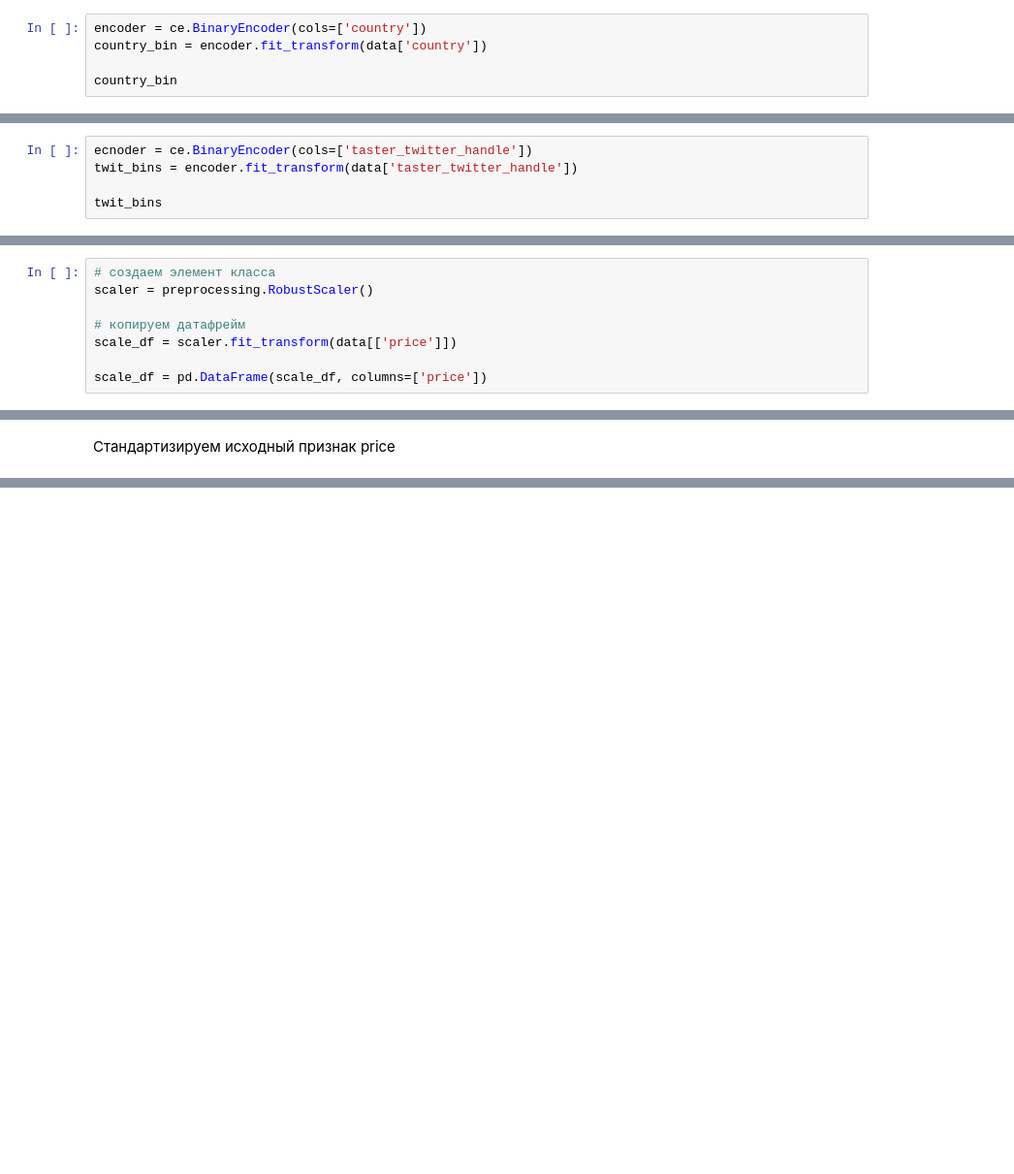
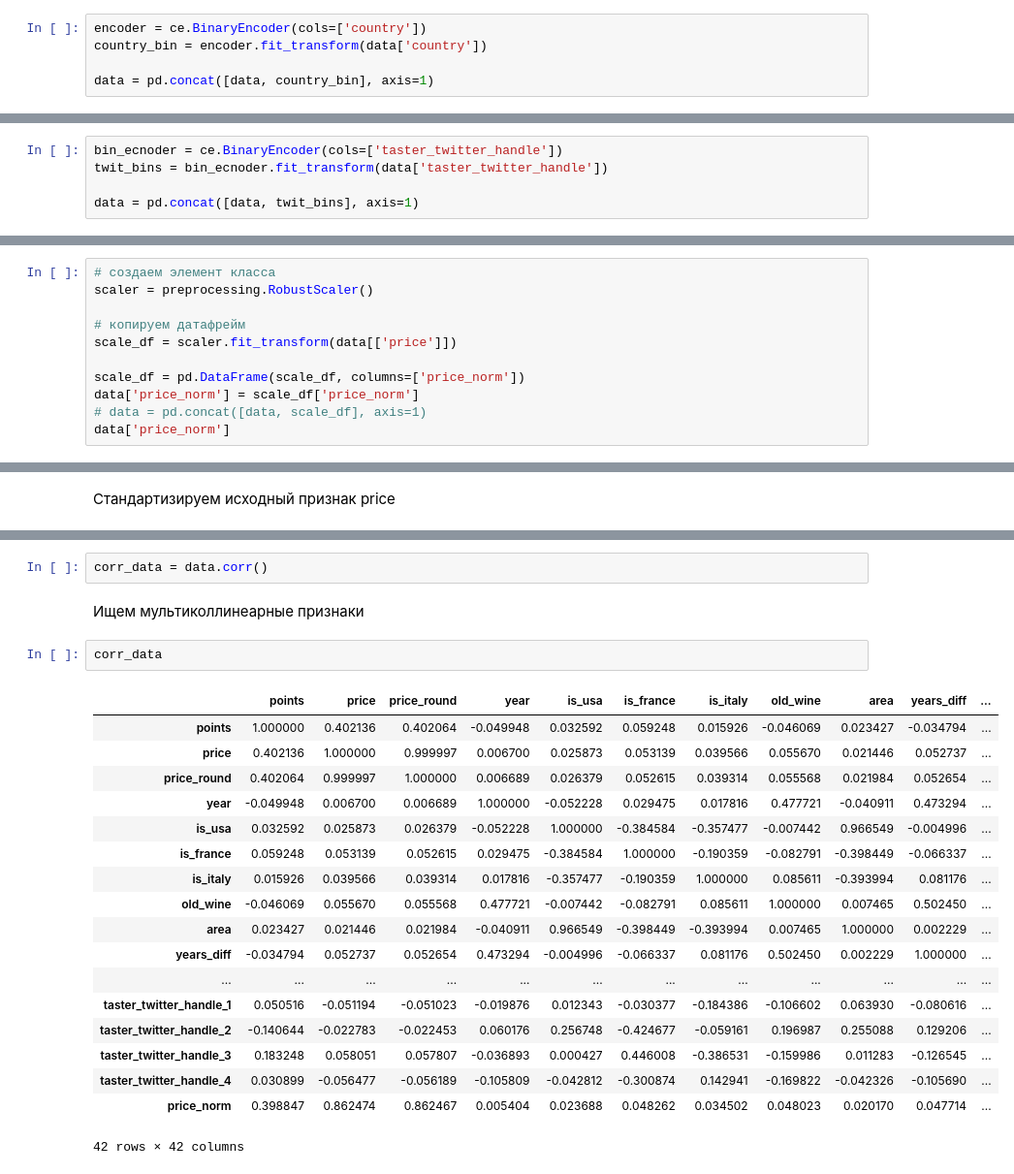
Before and after one commit to AndreiDS63/SF_EDA, a Jupyter notebook: wine_reviews/1_wine.ipynb, the cells around one changed output, grey strips where cells are left out. Shown: that part at 97% size. Cells and saved outputs as stored; diff of their text form; blank space fills up the shorter version.

```diff
--- a/wine_reviews/1_wine.ipynb
+++ b/wine_reviews/1_wine.ipynb
@@ -111,4 +99,4 @@ names_bin = encoder.fit_transform(data['taster_name'])
 encoder = ce.BinaryEncoder(cols=['country'])
 country_bin = encoder.fit_transform(data['country'])
 
-country_bin
+data = pd.concat([data, country_bin], axis=1)
@@ -129,7 +103,7 @@ country_bin
 # %% [markdown]
 определите подходящий способ кодирования признака `taster_twitter_handle` из датасета винных обзоров и закодируйте его.
 # %%
-ecnoder = ce.BinaryEncoder(cols=['taster_twitter_handle'])
-twit_bins = encoder.fit_transform(data['taster_twitter_handle'])
+bin_ecnoder = ce.BinaryEncoder(cols=['taster_twitter_handle'])
+twit_bins = bin_ecnoder.fit_transform(data['taster_twitter_handle'])
 
-twit_bins
+data = pd.concat([data, twit_bins], axis=1)
@@ -177,4 +137,7 @@ scaler = preprocessing.RobustScaler()
 # копируем датафрейм
 scale_df = scaler.fit_transform(data[['price']])
 
-scale_df = pd.DataFrame(scale_df, columns=['price'])
+scale_df = pd.DataFrame(scale_df, columns=['price_norm'])
+data['price_norm'] = scale_df['price_norm']
+# data = pd.concat([data, scale_df], axis=1)
+data['price_norm']
@@ -195,0 +196,25 @@ stand_df['price'][129968]
+# %%
+corr_data = data.corr()
+# %% [markdown]
+Ищем мультиколлинеарные признаки
+# %%
+corr_data
+# %% [output]
+|  | points | price | price_round | year | is_usa | is_france | is_italy | old_wine | area | years_diff | ... |
+| points | 1.000000 | 0.402136 | 0.402064 | -0.049948 | 0.032592 | 0.059248 | 0.015926 | -0.046069 | 0.023427 | -0.034794 | ... |
+| price | 0.402136 | 1.000000 | 0.999997 | 0.006700 | 0.025873 | 0.053139 | 0.039566 | 0.055670 | 0.021446 | 0.052737 | ... |
+| price_round | 0.402064 | 0.999997 | 1.000000 | 0.006689 | 0.026379 | 0.052615 | 0.039314 | 0.055568 | 0.021984 | 0.052654 | ... |
+| year | -0.049948 | 0.006700 | 0.006689 | 1.000000 | -0.052228 | 0.029475 | 0.017816 | 0.477721 | -0.040911 | 0.473294 | ... |
+| is_usa | 0.032592 | 0.025873 | 0.026379 | -0.052228 | 1.000000 | -0.384584 | -0.357477 | -0.007442 | 0.966549 | -0.004996 | ... |
+| is_france | 0.059248 | 0.053139 | 0.052615 | 0.029475 | -0.384584 | 1.000000 | -0.190359 | -0.082791 | -0.398449 | -0.066337 | ... |
+| is_italy | 0.015926 | 0.039566 | 0.039314 | 0.017816 | -0.357477 | -0.190359 | 1.000000 | 0.085611 | -0.393994 | 0.081176 | ... |
+| old_wine | -0.046069 | 0.055670 | 0.055568 | 0.477721 | -0.007442 | -0.082791 | 0.085611 | 1.000000 | 0.007465 | 0.502450 | ... |
+| area | 0.023427 | 0.021446 | 0.021984 | -0.040911 | 0.966549 | -0.398449 | -0.393994 | 0.007465 | 1.000000 | 0.002229 | ... |
+| years_diff | -0.034794 | 0.052737 | 0.052654 | 0.473294 | -0.004996 | -0.066337 | 0.081176 | 0.502450 | 0.002229 | 1.000000 | ... |
+| ... | ... | ... | ... | ... | ... | ... | ... | ... | ... | ... | ... |
+| taster_twitter_handle_1 | 0.050516 | -0.051194 | -0.051023 | -0.019876 | 0.012343 | -0.030377 | -0.184386 | -0.106602 | 0.063930 | -0.080616 | ... |
+| taster_twitter_handle_2 | -0.140644 | -0.022783 | -0.022453 | 0.060176 | 0.256748 | -0.424677 | -0.059161 | 0.196987 | 0.255088 | 0.129206 | ... |
+| taster_twitter_handle_3 | 0.183248 | 0.058051 | 0.057807 | -0.036893 | 0.000427 | 0.446008 | -0.386531 | -0.159986 | 0.011283 | -0.126545 | ... |
+| taster_twitter_handle_4 | 0.030899 | -0.056477 | -0.056189 | -0.105809 | -0.042812 | -0.300874 | 0.142941 | -0.169822 | -0.042326 | -0.105690 | ... |
+| price_norm | 0.398847 | 0.862474 | 0.862467 | 0.005404 | 0.023688 | 0.048262 | 0.034502 | 0.048023 | 0.020170 | 0.047714 | ... |
+42 rows × 42 columns
```
Also changed, not shown: parts of 19 cells of this notebook, 2 other files.
